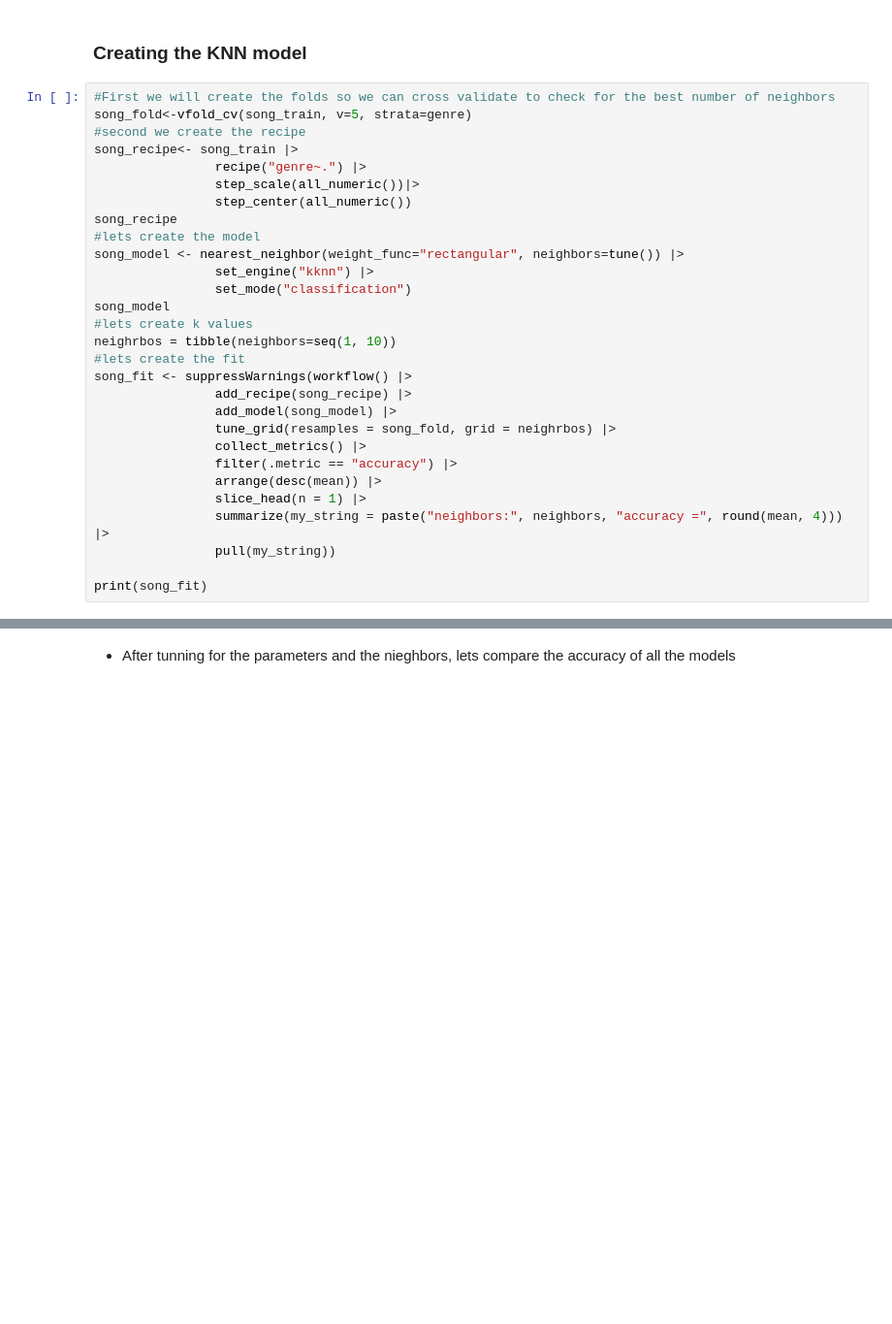
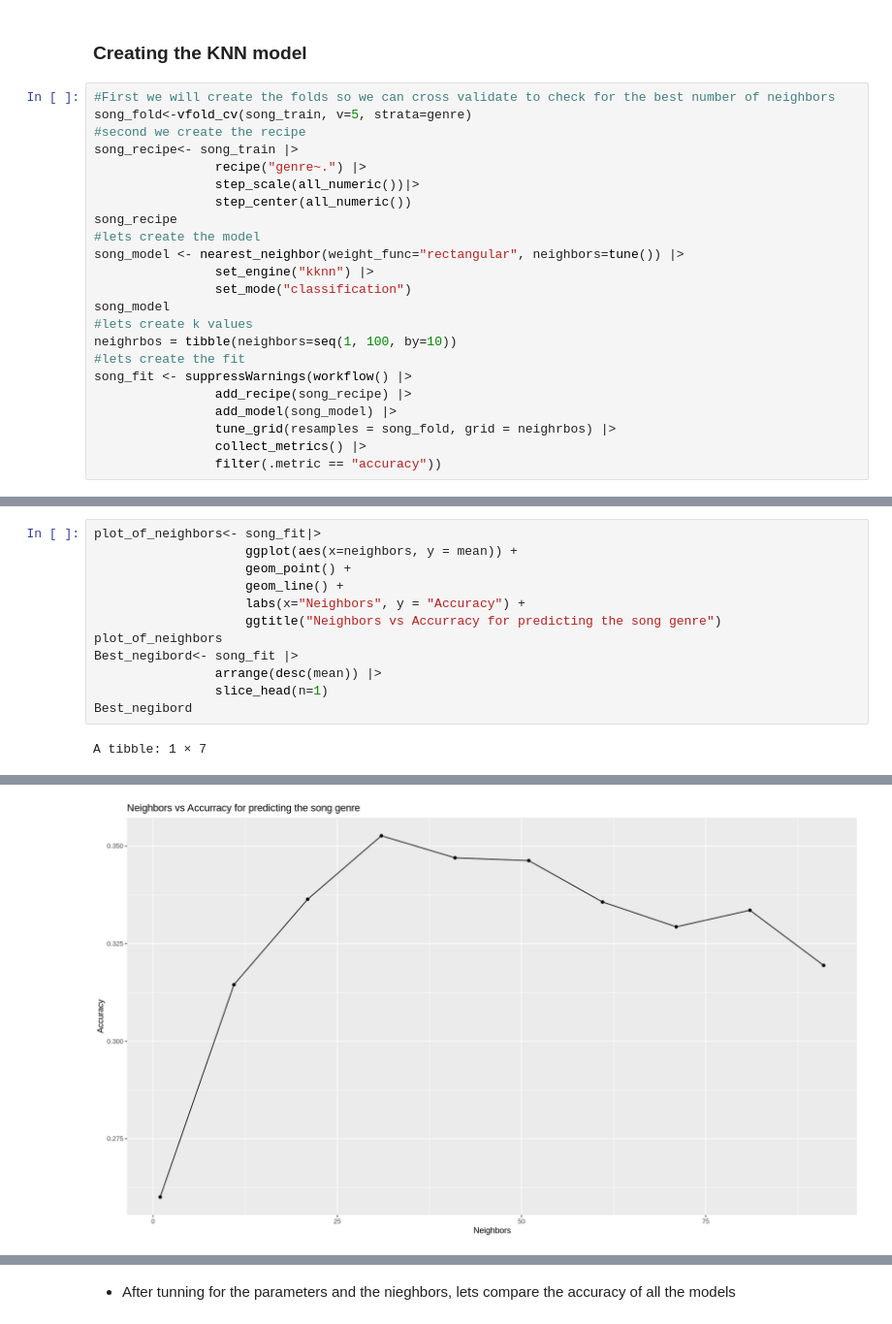
Before and after one commit to aidanmeharg/dsci-100-2022W2-group-5, a Jupyter notebook: group_5_proposal.ipynb, the cells around one changed output, grey strips where cells are left out. Shown at 97% size. Saved outputs shown, nothing was run; the diff lists cells and outputs as text; blank space fills up the shorter version.

```diff
--- a/group_5_proposal.ipynb
+++ b/group_5_proposal.ipynb
@@ -349,20 +368,14 @@ song_model <- nearest_neighbor(weight_func="rectangular", neighbors=tune()) |>
                 set_mode("classification")
 song_model
 #lets create k values
-neighrbos = tibble(neighbors=seq(1, 10))
+neighrbos = tibble(neighbors=seq(1, 100, by=10))
 #lets create the fit
 song_fit <- suppressWarnings(workflow() |>
                 add_recipe(song_recipe) |>
                 add_model(song_model) |>
                 tune_grid(resamples = song_fold, grid = neighrbos) |>
                 collect_metrics() |>
-                filter(.metric == "accuracy") |>
-                arrange(desc(mean)) |>
-                slice_head(n = 1) |>
-                summarize(my_string = paste("neighbors:", neighbors, "accuracy =", round(mean, 4))) |>
-                pull(my_string))
-
-print(song_fit)
+                filter(.metric == "accuracy"))
 # %% [output]
 Warning message:
 “Too little data to stratify.
@@ -408,0 +421,14 @@ Computational engine: kknn
+# %%
+plot_of_neighbors<- song_fit|>
+                    ggplot(aes(x=neighbors, y = mean)) +
+                    geom_point() +
+                    geom_line() +
+                    labs(x="Neighbors", y = "Accuracy") +
+                    ggtitle("Neighbors vs Accurracy for predicting the song genre")
+plot_of_neighbors
+Best_negibord<- song_fit |>
+                arrange(desc(mean)) |>
+                slice_head(n=1)
+Best_negibord
+# %% [output]
+A tibble: 1 × 7
@@ -409 +438,2 @@ Computational engine: kknn
+[figure, added]
 # %% [markdown]
```
Also changed, not shown: parts of 21 cells of this notebook.
